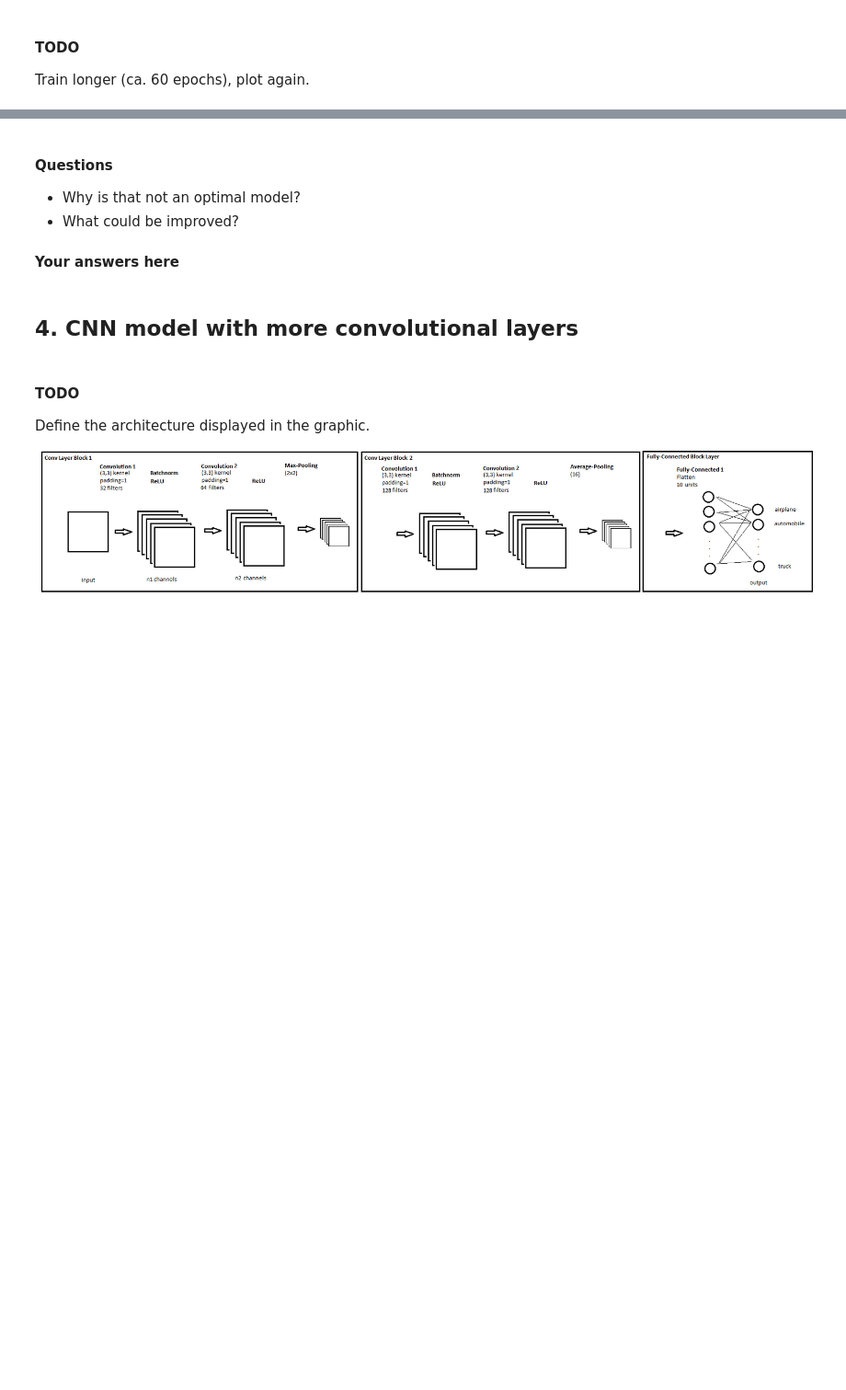
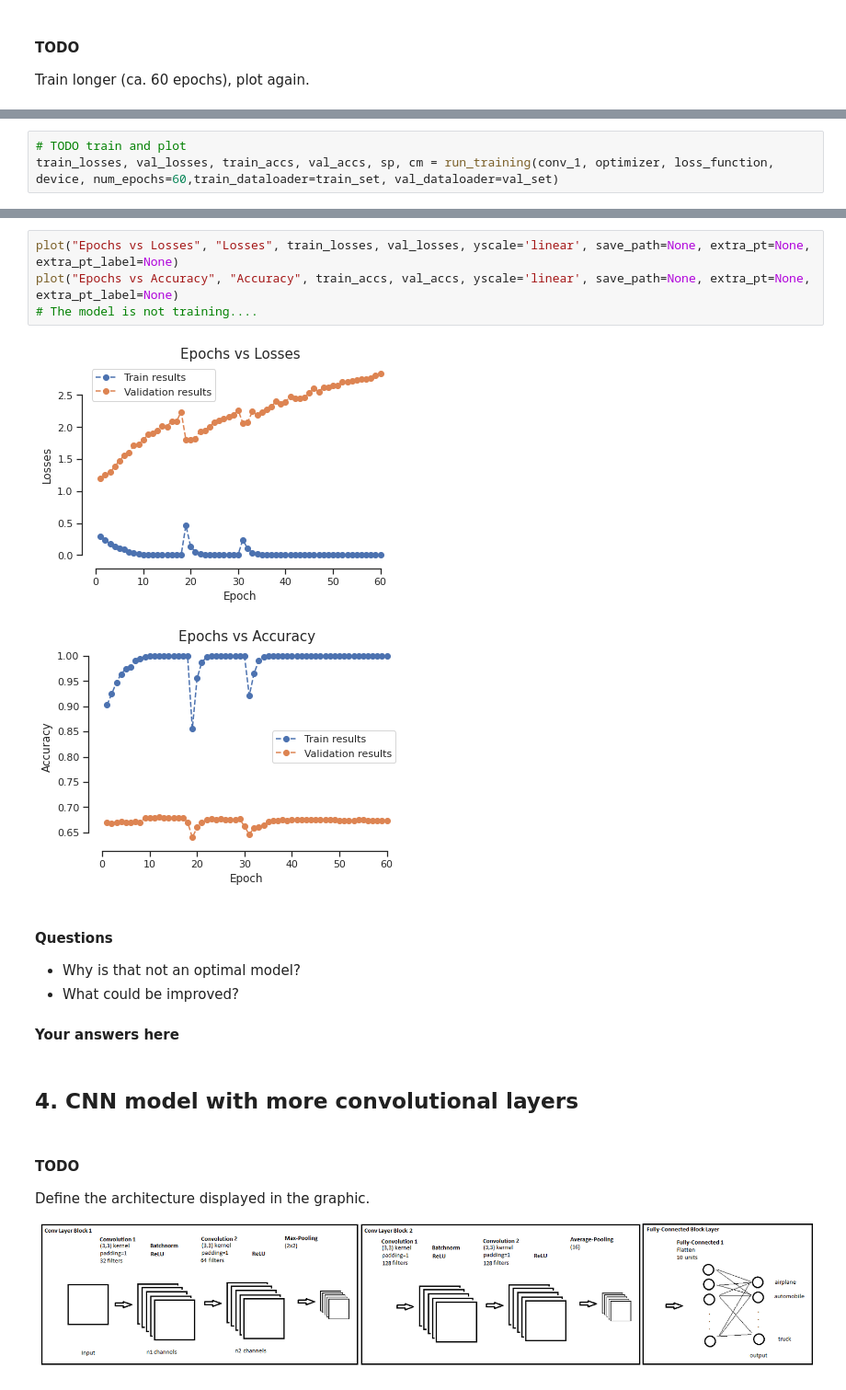
Before and after one commit to Smitpatel37/Deep-Learning-Assignments, a Jupyter notebook: Ex-3/Ex3_2022.ipynb, the cells around one changed output, grey strips where cells are left out. Shown at 92% size. Drawn from its saved outputs; the diff is of its cells as text; blank space fills up the shorter version.

```diff
--- a/Ex-3/Ex3_2022.ipynb
+++ b/Ex-3/Ex3_2022.ipynb
@@ -167,0 +172,3 @@ Train longer (ca. 60 epochs), plot again.
+# %%
+# TODO train and plot
+train_losses, val_losses, train_accs, val_accs, sp, cm = run_training(conv_1, optimizer, loss_function, device, num_epochs=60,train_dataloader=train_set, val_dataloader=val_set)
@@ -168,3 +178,10 @@ Train longer (ca. 60 epochs), plot again.
+# %%
+plot("Epochs vs Losses", "Losses", train_losses, val_losses, yscale='linear', save_path=None, extra_pt=None, extra_pt_label=None)
+plot("Epochs vs Accuracy", "Accuracy", train_accs, val_accs, yscale='linear', save_path=None, extra_pt=None, extra_pt_label=None)
+# The model is not training....
+# %% [output]
+[figure, added]
+[figure, added]
 # %% [markdown]
 #### **Questions**
 - Why is that not an optimal model?
```
Also changed, not shown: parts of 9 cells of this notebook.
